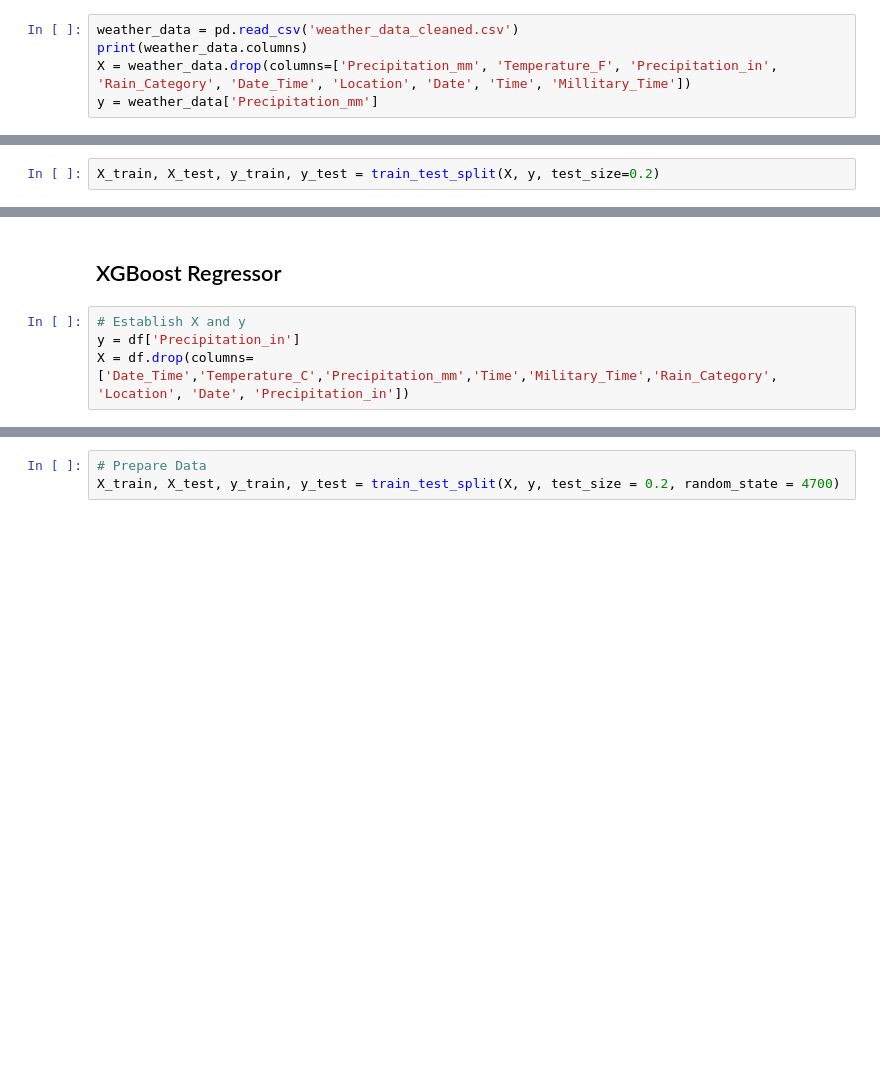
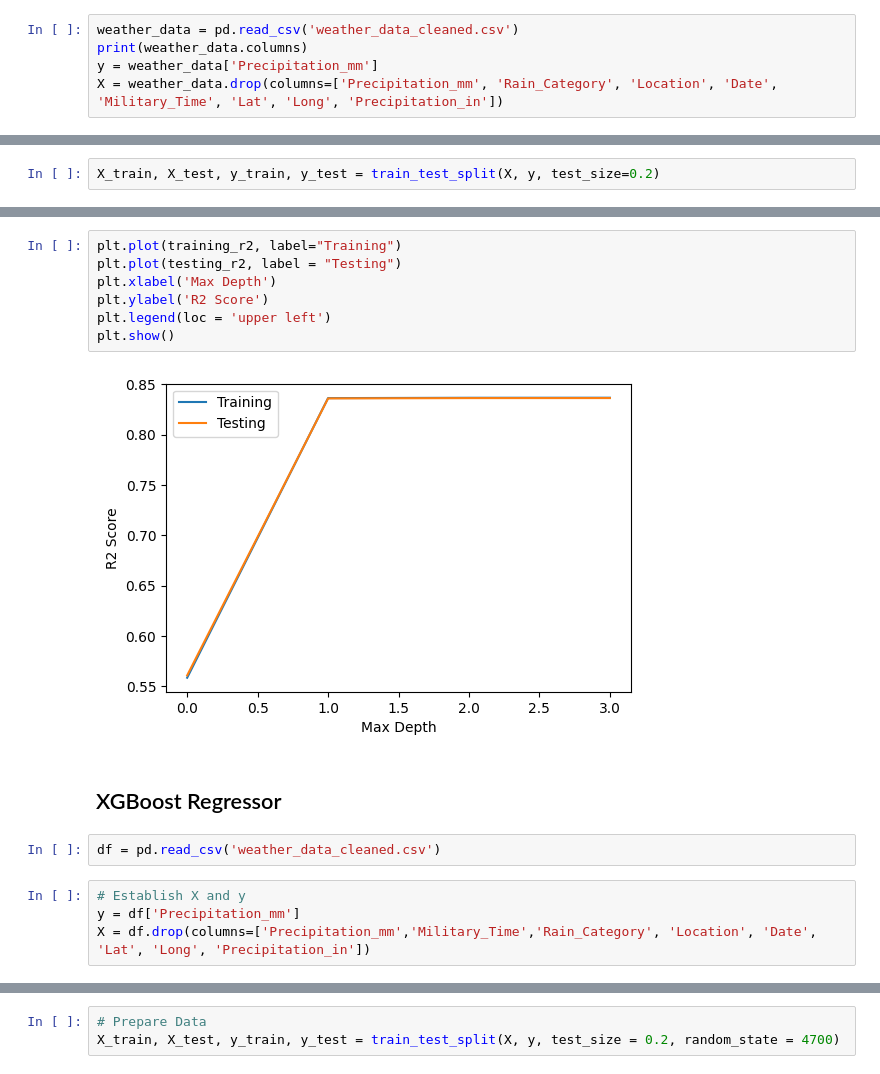
Before and after one commit to JamesShaklee/WeatherPrediction, a Jupyter notebook: WeatherNotebook.ipynb, the cells around one changed output, grey strips where cells are left out. Cells and saved outputs as stored; diff of their text form; blank space fills up the shorter version.

```diff
--- a/WeatherNotebook.ipynb
+++ b/WeatherNotebook.ipynb
@@ -54,6 +56,6 @@ from sklearn.model_selection import train_test_split
 # %%
 weather_data = pd.read_csv('weather_data_cleaned.csv')
 print(weather_data.columns)
-X = weather_data.drop(columns=['Precipitation_mm', 'Temperature_F', 'Precipitation_in', 'Rain_Category', 'Date_Time', 'Location', 'Date', 'Time', 'Millitary_Time'])
 y = weather_data['Precipitation_mm']
+X = weather_data.drop(columns=['Precipitation_mm', 'Rain_Category', 'Location', 'Date', 'Military_Time', 'Lat', 'Long', 'Precipitation_in'])
 # %% [output]
@@ -93,9 +136,20 @@ print(r2_score(y_test, y_test_pred))
+# %%
+plt.plot(training_r2, label="Training")
+plt.plot(testing_r2, label = "Testing")
+plt.xlabel('Max Depth')
+plt.ylabel('R2 Score')
+plt.legend(loc = 'upper left')
+plt.show()
+# %% [output]
+[figure, added]
 # %% [markdown]
 ## XGBoost Regressor
+# %%
+df = pd.read_csv('weather_data_cleaned.csv')
 # %%
 # Establish X and y
-y = df['Precipitation_in']
-X = df.drop(columns=['Date_Time','Temperature_C','Precipitation_mm','Time','Military_Time','Rain_Category', 'Location', 'Date', 'Precipitation_in'])
+y = df['Precipitation_mm']
+X = df.drop(columns=['Precipitation_mm','Military_Time','Rain_Category', 'Location', 'Date', 'Lat', 'Long', 'Precipitation_in'])
 # %%
 # Check if the correct columns for X have been added
 X.columns
```
Also changed, not shown: parts of 40 cells of this notebook, 2 other files.
